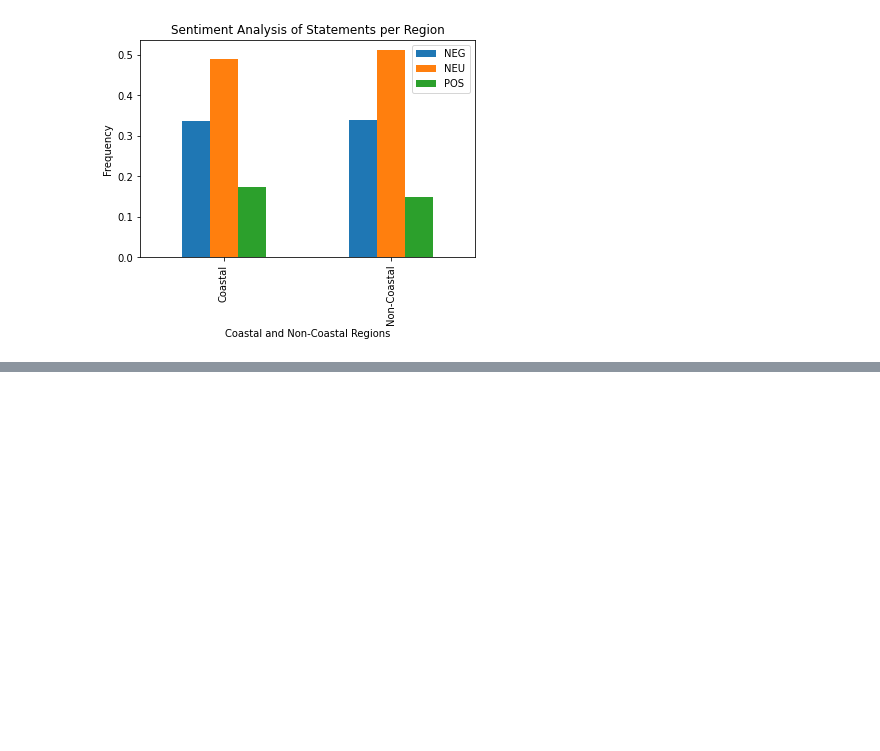
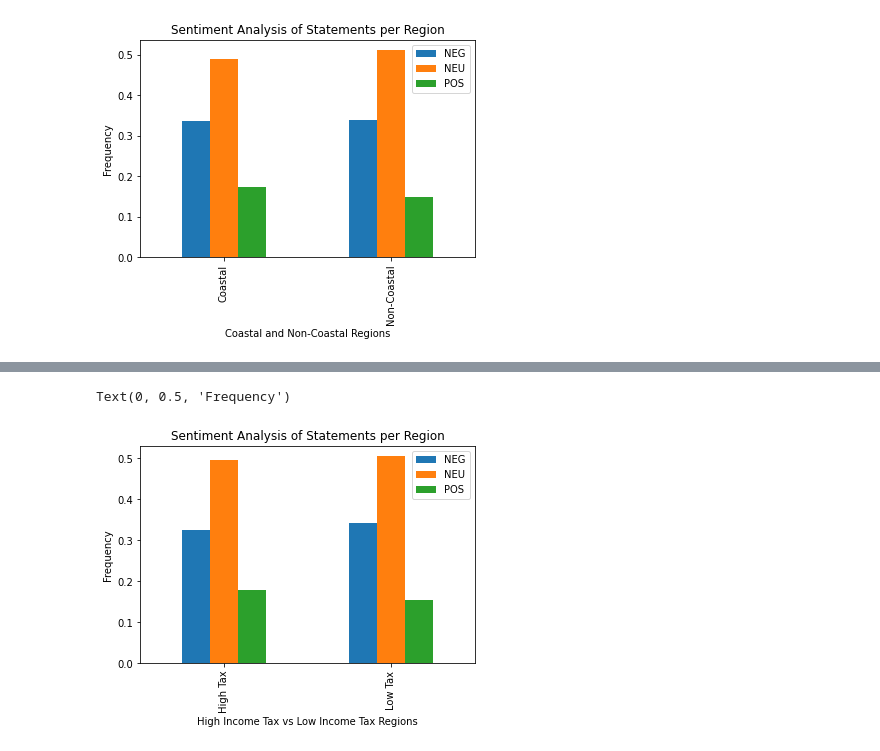
Before and after one commit to skochar1/the-pile-state-analysis, a Jupyter notebook: roBERTaSentData1-modeled.ipynb, the cells around one changed output, grey strips where cells are left out. Cells and saved outputs as stored; diff of their text form; code cells hidden in the pictures; blank space fills up the shorter version.

```diff
--- a/roBERTaSentData1-modeled.ipynb
+++ b/roBERTaSentData1-modeled.ipynb
@@ -208,0 +277,18 @@ Text(0, 0.5, 'Frequency')
+# %%
+import matplotlib.pyplot as plt
+import numpy as np
+
+plotdata = pd.DataFrame({
+    'NEG':[91/280, 382/1120],
+    'NEU':[139/280, 566/1120],
+    'POS':[50/280, 172/1120],
+    },
+    index=["High Tax", "Low Tax"]
+)
+plotdata.plot(kind="bar")
+plt.title("Sentiment Analysis of Statements per Region")
+plt.xlabel("High Income Tax vs Low Income Tax Regions")
+plt.ylabel("Frequency")
+# %% [output]
+Text(0, 0.5, 'Frequency')
+[figure, added]
```
Also changed, not shown: parts of 7 cells of this notebook.
